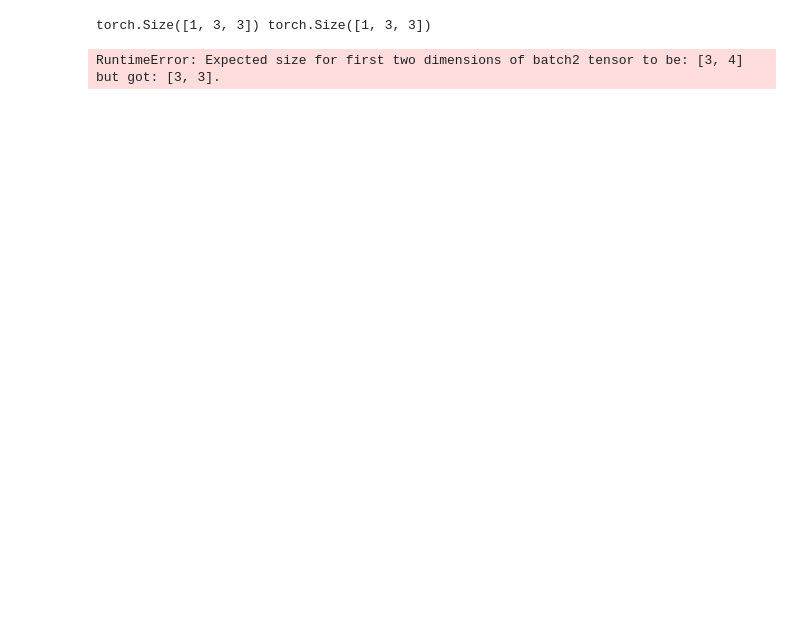
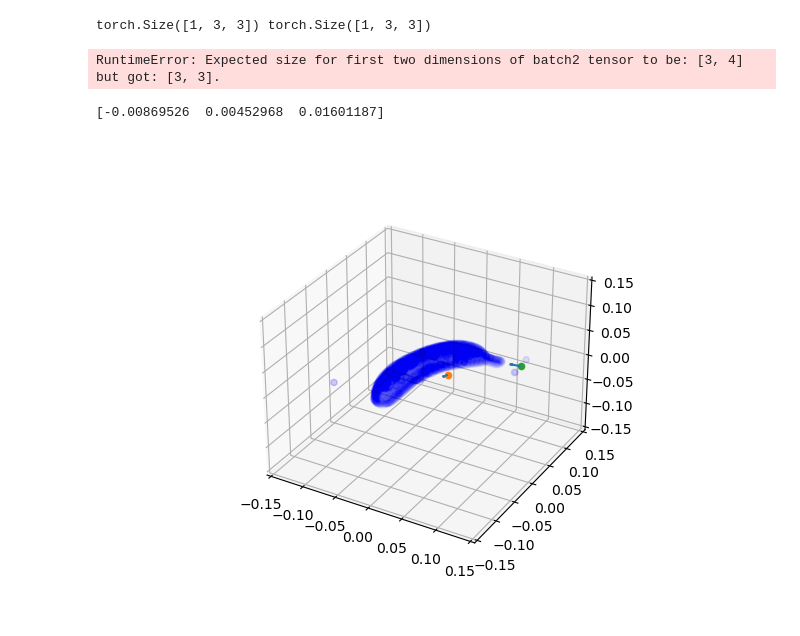
Before and after one commit to tylerlum/nerf_grasping, a Jupyter notebook: notebooks-preston/mesh_opt_test.ipynb, the cells around one changed output. Drawn from its saved outputs; the diff is of its cells as text; code cells hidden in the pictures; blank space fills up the shorter version.

```diff
--- a/notebooks-preston/mesh_opt_test.ipynb
+++ b/notebooks-preston/mesh_opt_test.ipynb
@@ -118,3 +121,34 @@ mesh_points, grad_ests, grasp_mask = mesh_utils.get_grasp_points(gt_mesh, grasp_
 # %% [output]
 torch.Size([1, 3, 3]) torch.Size([1, 3, 3])
 RuntimeError: Expected size for first two dimensions of batch2 tensor to be: [3, 4] but got: [3, 3].
+# %%
+grasps = np.load('../grasp_data/banana_50.npy')
+rays_o = grasps[16, :, :3]
+rays_d = grasps[16, :, 3:]
+gt_mesh = trimesh.load('../grasp_data/meshes/banana_50.obj', force='mesh')
+print(gt_mesh.centroid)
+plt.close('all')
+fig = plt.figure()
+ax = fig.add_subplot(projection='3d')
+
+
+for ii in range(rays_o.shape[0]):
+    ax.scatter(rays_o[ii, 0], rays_o[ii, 1], rays_o[ii, 2])
+    ax.quiver(*[rays_o[ii, jj] for jj in range(3)],
+              *[rays_d[ii, jj] for jj in range(3)],
+              length=0.015,
+              normalize=True)
+
+ax.scatter(*[gt_mesh.triangles_center[:, ii] for ii in range(3)],
+           c='blue',
+           alpha=0.025)
+
+ax.set_xlim([-0.15, 0.15])
+ax.set_ylim([-0.15, 0.15])
+ax.set_zlim([-0.15, 0.15])
+
+
+plt.show()
+# %% [output]
+[-0.00869526  0.00452968  0.01601187]
+[figure, added]
```
Also changed, not shown: parts of 1 cell of this notebook, 10 other files.
